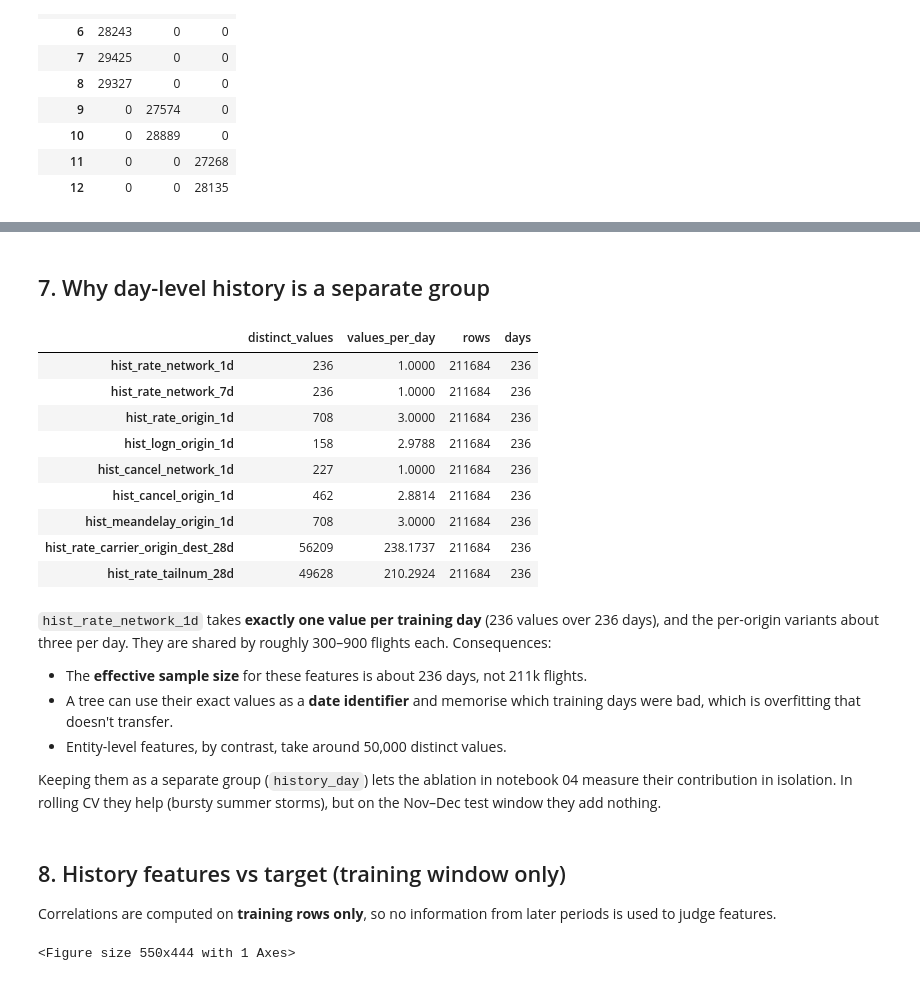
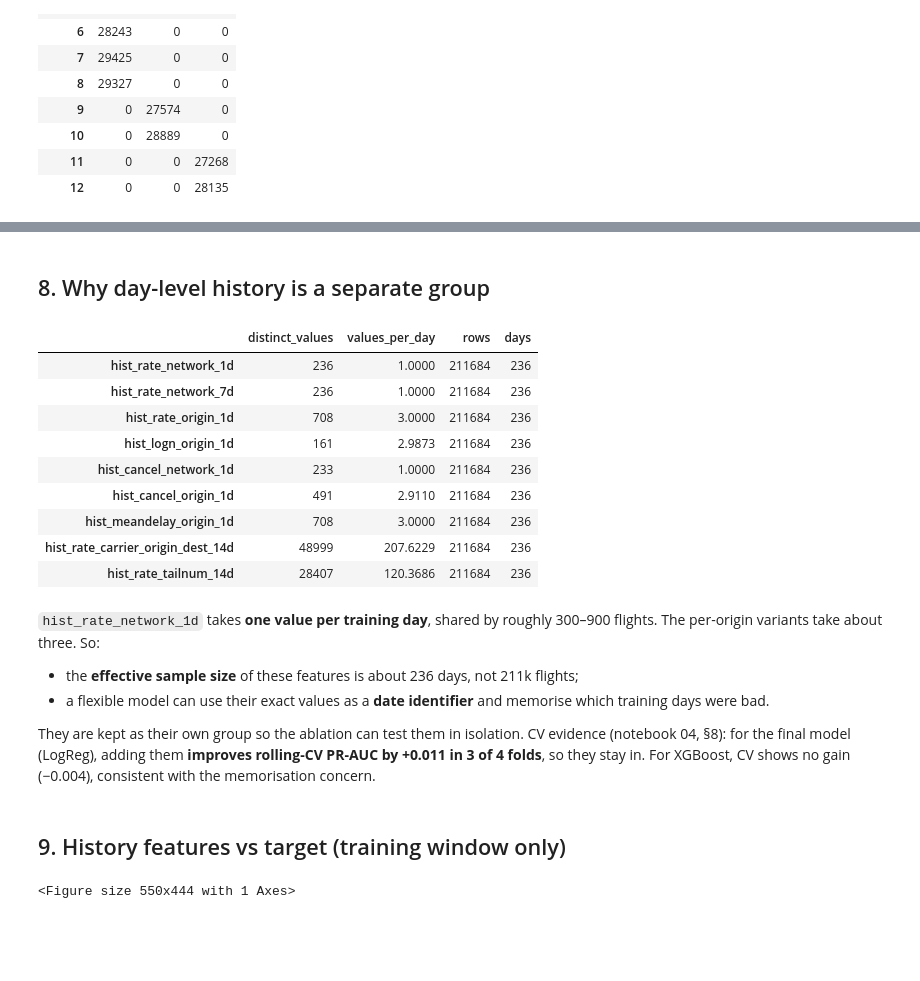
Before and after one commit to nipun1803/AeroCast-AI, a Jupyter notebook: notebooks/02_feature_engineering.ipynb, the cells around one changed output, grey strips where cells are left out. Saved outputs shown, nothing was run; the diff lists cells and outputs as text; code cells hidden in the pictures; blank space fills up the shorter version.

```diff
--- a/notebooks/02_feature_engineering.ipynb
+++ b/notebooks/02_feature_engineering.ipynb
@@ -14,5 +14,7 @@ import sys, pathlib
 sys.path.insert(0, str(pathlib.Path.cwd().resolve().parent / "src"))  # make `aerocast` importable
 import warnings; warnings.filterwarnings("ignore")
 import numpy as np, pandas as pd
+from IPython.display import display
 from aerocast import config, data, eda, features, leakage, plots
-pd.set_option("display.precision", 4); pd.set_option("display.width", 140)
+pd.set_option("display.precision", 4); pd.set_option("display.width", 160)
+R = config.RESULTS_DIR
@@ -208,31 +265,27 @@ pd.crosstab(df["month"], splits).loc[:, list(config.SPLITS)]
 # %% [markdown]
-## 7. Why day-level history is a separate group
+## 8. Why day-level history is a separate group
 # %%
 tr = df.loc[train]
-dv = eda.distinct_values(X.loc[train], groups["history_day"] + ["hist_rate_carrier_origin_dest_28d", "hist_rate_tailnum_28d"], tr["date"])
-dv
+eda.distinct_values(X.loc[train], groups["history_day"] + [f"hist_rate_carrier_origin_dest_{config.LONG_WINDOW}d", f"hist_rate_tailnum_{config.LONG_WINDOW}d"], tr["date"])
 # %% [output]
 |  | distinct_values | values_per_day | rows | days |
 | hist_rate_network_1d | 236 | 1.0000 | 211684 | 236 |
 | hist_rate_network_7d | 236 | 1.0000 | 211684 | 236 |
 | hist_rate_origin_1d | 708 | 3.0000 | 211684 | 236 |
-| hist_logn_origin_1d | 158 | 2.9788 | 211684 | 236 |
-| hist_cancel_network_1d | 227 | 1.0000 | 211684 | 236 |
-| hist_cancel_origin_1d | 462 | 2.8814 | 211684 | 236 |
+| hist_logn_origin_1d | 161 | 2.9873 | 211684 | 236 |
+| hist_cancel_network_1d | 233 | 1.0000 | 211684 | 236 |
+| hist_cancel_origin_1d | 491 | 2.9110 | 211684 | 236 |
 | hist_meandelay_origin_1d | 708 | 3.0000 | 211684 | 236 |
-| hist_rate_carrier_origin_dest_28d | 56209 | 238.1737 | 211684 | 236 |
-| hist_rate_tailnum_28d | 49628 | 210.2924 | 211684 | 236 |
+| hist_rate_carrier_origin_dest_14d | 48999 | 207.6229 | 211684 | 236 |
+| hist_rate_tailnum_14d | 28407 | 120.3686 | 211684 | 236 |
 # %% [markdown]
-`hist_rate_network_1d` takes **exactly one value per training day** (236 values over 236 days), and the per-origin variants about three per day. They are shared by roughly 300–900 flights each. Consequences:
-* The **effective sample size** for these features is about 236 days, not 211k flights.
-* A tree can use their exact values as a **date identifier** and memorise which training days were bad, which is overfitting that doesn't transfer.
-* Entity-level features, by contrast, take around 50,000 distinct values.
+`hist_rate_network_1d` takes **one value per training day**, shared by roughly 300–900 flights. The per-origin variants take about three. So:
+* the **effective sample size** of these features is about 236 days, not 211k flights;
+* a flexible model can use their exact values as a **date identifier** and memorise which training days were bad.
 
-Keeping them as a separate group (`history_day`) lets the ablation in notebook 04 measure their contribution in isolation. In rolling CV they help (bursty summer storms), but on the Nov–Dec test window they add nothing.
+They are kept as their own group so the ablation can test them in isolation. CV evidence (notebook 04, §8): for the final model (LogReg), adding them **improves rolling-CV PR-AUC by +0.011 in 3 of 4 folds**, so they stay in. For XGBoost, CV shows no gain (−0.004), consistent with the memorisation concern.
-# %% [markdown]
-## 8. History features vs target (training window only)
-
-Correlations are computed on **training rows only**, so no information from later periods is used to judge features.
+# %% [markdown]
+## 9. History features vs target (training window only)
 # %%
 hist_cols = [c for c in groups["history_entity"] + groups["history_day"] if "rate" in c or "mean" in c]
 corr = X.loc[train, hist_cols].corrwith(df.loc[train, "is_delayed"]).sort_values()
```
Also changed, not shown: parts of 39 cells of this notebook, 24 other files.
